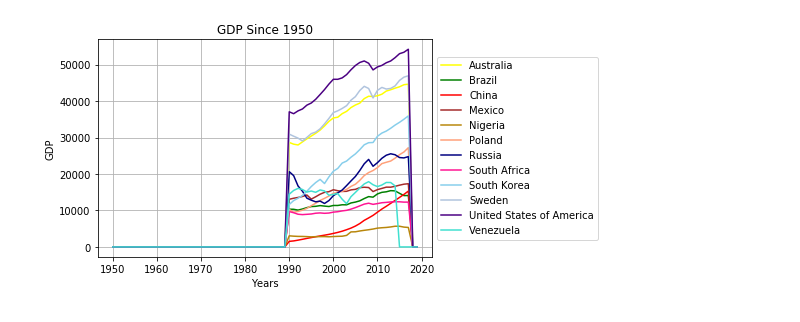
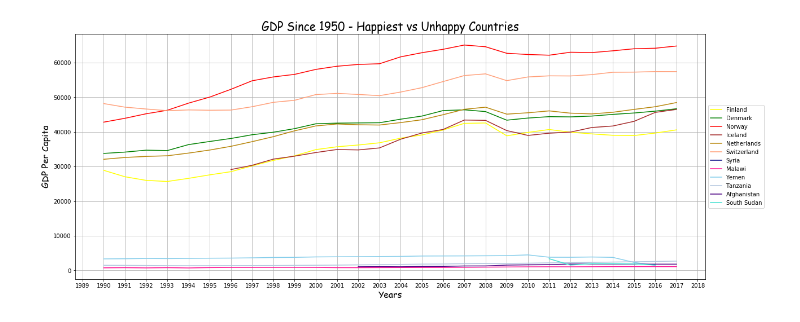
Before and after one commit to JeremyBrent/RUDS_project_1, a Jupyter notebook: Matteos_notebook/Untitled.ipynb, the cells around one changed output. Drawn from its saved outputs; the diff is of its cells as text; code cells hidden in the pictures.

```diff
--- a/Matteos_notebook/Untitled.ipynb
+++ b/Matteos_notebook/Untitled.ipynb
@@ -5,6 +6,6 @@ import numpy as np
 %matplotlib notebook
 # %%
 #Import CSV to Dataframe
-gdp_df = pd.read_csv("clean_gdp.csv")
-gdp_df
+gdp_all = pd.read_csv("gdp.csv")
+gdp_all
 # %% [output]
@@ -43,5 +44,5 @@ gdp_df
 # %%
 #Set new Columns
-gdp_df.columns=['Country','Year','Hours','GDP','Population']
-gdp_df
+gdp_all.columns=['Country','Year','GDP','Happy','Population']
+gdp_all
 # %% [output]
@@ -61,6 +62,6 @@ gdp_df
 # %%
 #Make list of the countries to lookup and bring it up in DF
-country_list = ["United States", "Mexico", "Venezuela", "Brazil", "South Africa", "Nigeria", "Poland", "Sweden", "Russia", "China", "South Korea", "Australia"]
-gdp_df = gdp_df.loc[gdp_df['Country'].isin(country_list)]
+country_list = ["Finland", "Denmark", "Norway", "Iceland", "Netherlands", "Switzerland", "Syria", "Malawi", "Yemen", "Tanzania", "Afghanistan", "South Sudan"]
+gdp_df = gdp_all.loc[gdp_all['Country'].isin(country_list)]
 gdp_df
 # %% [output]
@@ -119,24 +113,25 @@ plt.bar(years, hours, color='r', alpha=0.2, align="center")
 # %%
+plt.figure(figsize=(20,8))
 # GDP over time for each country
-aus_handle,=plt.plot(gdp_df.loc[gdp_df['Country']=='Australia']['Year'],gdp_df.loc[gdp_df['Country']=='Australia']['GDP'],color="yellow",label="Australia")
-bra_handle,=plt.plot(gdp_df.loc[gdp_df['Country']=='Brazil']['Year'],gdp_df.loc[gdp_df['Country']=='Brazil']['GDP'],color="green",label="Brazil")
-chn_handle,=plt.plot(gdp_df.loc[gdp_df['Country']=='China']['Year'],gdp_df.loc[gdp_df['Country']=='China']['GDP'],color="red",label="China")
-mex_handle,=plt.plot(gdp_df.loc[gdp_df['Country']=='Mexico']['Year'],gdp_df.loc[gdp_df['Country']=='Mexico']['GDP'],color="brown",label="Mexico")
-nga_handle,=plt.plot(gdp_df.loc[gdp_df['Country']=='Nigeria']['Year'],gdp_df.loc[gdp_df['Country']=='Nigeria']['GDP'],color="darkgoldenrod",label="Nigeria")
-pol_handle,=plt.plot(gdp_df.loc[gdp_df['Country']=='Poland']['Year'],gdp_df.loc[gdp_df['Country']=='Poland']['GDP'],color="lightsalmon",label="Poland")
-rus_handle,=plt.plot(gdp_df.loc[gdp_df['Country']=='Russia']['Year'],gdp_df.loc[gdp_df['Country']=='Russia']['GDP'],color="navy",label="Russia")
-zaf_handle,=plt.plot(gdp_df.loc[gdp_df['Country']=='South Africa']['Year'],gdp_df.loc[gdp_df['Country']=='South Africa']['GDP'],color="deeppink",label="South Africa")
-kor_handle,=plt.plot(gdp_df.loc[gdp_df['Country']=='South Korea']['Year'],gdp_df.loc[gdp_df['Country']=='South Korea']['GDP'],color="skyblue",label="South Korea")
-swe_handle,=plt.plot(gdp_df.loc[gdp_df['Country']=='Sweden']['Year'],gdp_df.loc[gdp_df['Country']=='Sweden']['GDP'],color="lightsteelblue",label="Sweden")
-usa_handle,=plt.plot(gdp_df.loc[gdp_df['Country']=='United States']['Year'],gdp_df.loc[gdp_df['Country']=='United States']['GDP'],color="indigo",label="United States of America")
-ven_handle,=plt.plot(gdp_df.loc[gdp_df['Country']=='Venezuela']['Year'],gdp_df.loc[gdp_df['Country']=='Venezuela']['GDP'],color="turquoise",label="Venezuela")
+aus_handle,=plt.plot(gdp_df.loc[gdp_df['Country']=='Finland']['Year'],gdp_df.loc[gdp_df['Country']=='Finland']['GDP'],color="yellow",label="Finland")
+bra_handle,=plt.plot(gdp_df.loc[gdp_df['Country']=='Denmark']['Year'],gdp_df.loc[gdp_df['Country']=='Denmark']['GDP'],color="green",label="Denmark")
+chn_handle,=plt.plot(gdp_df.loc[gdp_df['Country']=='Norway']['Year'],gdp_df.loc[gdp_df['Country']=='Norway']['GDP'],color="red",label="Norway")
+mex_handle,=plt.plot(gdp_df.loc[gdp_df['Country']=='Iceland']['Year'],gdp_df.loc[gdp_df['Country']=='Iceland']['GDP'],color="brown",label="Iceland")
+nga_handle,=plt.plot(gdp_df.loc[gdp_df['Country']=='Netherlands']['Year'],gdp_df.loc[gdp_df['Country']=='Netherlands']['GDP'],color="darkgoldenrod",label="Netherlands")
+pol_handle,=plt.plot(gdp_df.loc[gdp_df['Country']=='Switzerland']['Year'],gdp_df.loc[gdp_df['Country']=='Switzerland']['GDP'],color="lightsalmon",label="Switzerland")
+rus_handle,=plt.plot(gdp_df.loc[gdp_df['Country']=='Syria']['Year'],gdp_df.loc[gdp_df['Country']=='Syria']['GDP'],color="navy",label="Syria")
+zaf_handle,=plt.plot(gdp_df.loc[gdp_df['Country']=='Malawi']['Year'],gdp_df.loc[gdp_df['Country']=='Malawi']['GDP'],color="deeppink",label="Malawi")
+kor_handle,=plt.plot(gdp_df.loc[gdp_df['Country']=='Yemen']['Year'],gdp_df.loc[gdp_df['Country']=='Yemen']['GDP'],color="skyblue",label="Yemen")
+swe_handle,=plt.plot(gdp_df.loc[gdp_df['Country']=='Tanzania']['Year'],gdp_df.loc[gdp_df['Country']=='Tanzania']['GDP'],color="lightsteelblue",label="Tanzania")
+usa_handle,=plt.plot(gdp_df.loc[gdp_df['Country']=='Afghanistan']['Year'],gdp_df.loc[gdp_df['Country']=='Afghanistan']['GDP'],color="indigo",label="Afghanistan")
+ven_handle,=plt.plot(gdp_df.loc[gdp_df['Country']=='South Sudan']['Year'],gdp_df.loc[gdp_df['Country']=='South Sudan']['GDP'],color="turquoise",label="South Sudan")
 # titles and labels
-plt.title("GDP Since 1950")
-plt.xlabel("Years")
-plt.ylabel("GDP")
+plt.title("GDP Since 1950 - Happiest vs Unhappy Countries",fontsize=20,fontname ="Comic Sans MS")
+plt.xlabel("Years",fontsize=16,fontname ="Comic Sans MS")
+plt.ylabel("GDP Per Capita",fontsize=16,fontname ="Comic Sans MS")
 # places legend outside plot
 plt.legend(loc='center left', bbox_to_anchor=(1, .5))
 plt.grid()
 plt.show()
 # %% [output]
-[figure, old version]
+[figure, new version]
```
Also changed, not shown: parts of 17 cells of this notebook.
